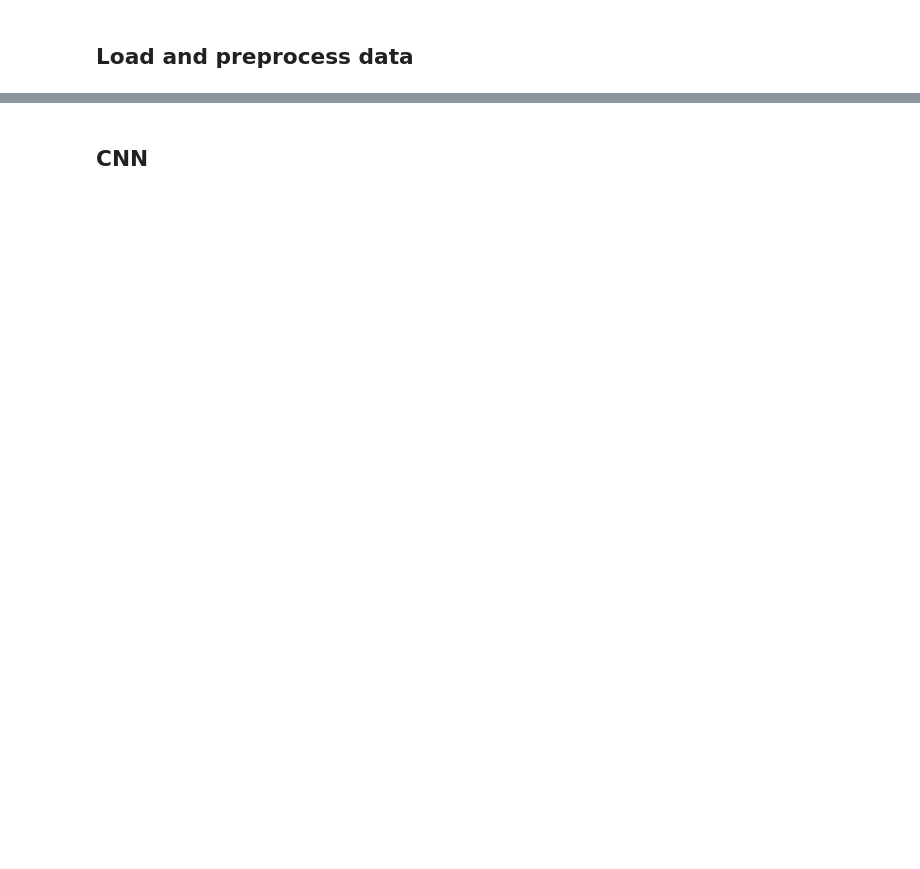
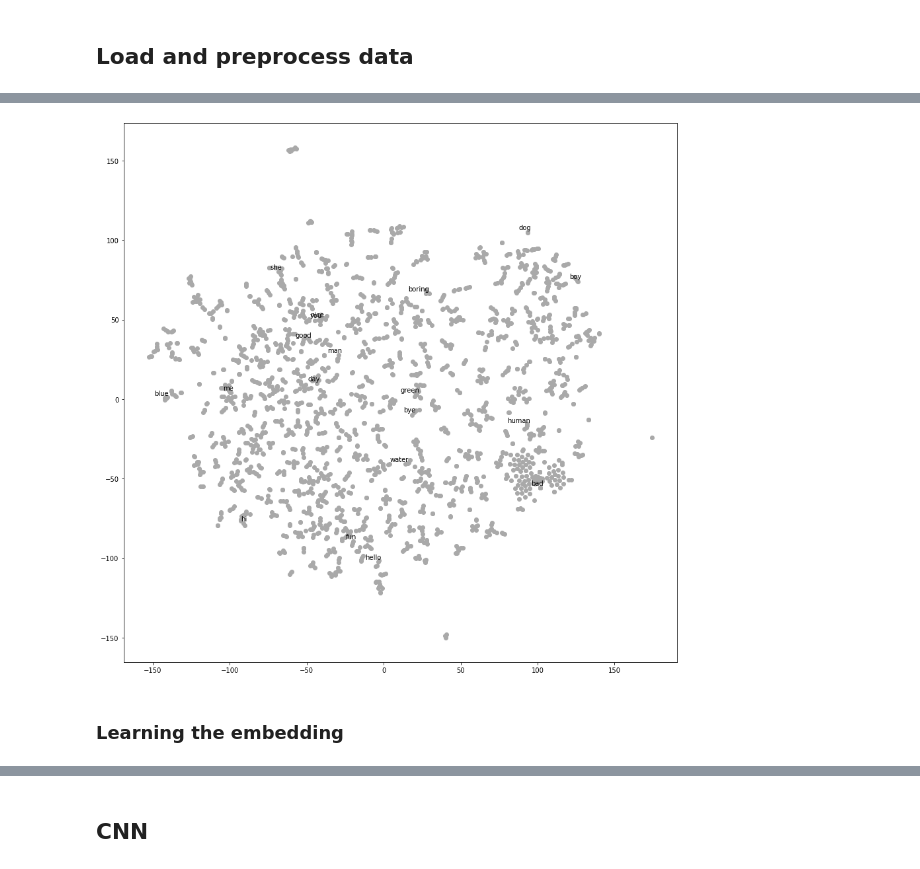
Before and after one commit to pat-alt/neuralNets, a Jupyter notebook: notebook.ipynb, the cells around one changed output, grey strips where cells are left out. Saved outputs shown, nothing was run; the diff lists cells and outputs as text; code cells hidden in the pictures; blank space fills up the shorter version.

```diff
--- a/notebook.ipynb
+++ b/notebook.ipynb
@@ -24,5 +28,8 @@ import pickle
 # %% [markdown]
 ## Load and preprocess data
+# %%
+EMBEDDING_DIM = 50
+MAX_SEQUENCE_LENGTH = 48
 # %%
 # Load data
 dt = pd.read_csv(
@@ -34,0 +58,3 @@ w2v.build_vocab(map(lambda x: x.split(), dt.string), )
+# %%
+texts = list(map(lambda x: preprocess_text(x), dt.text)) # preprocess
+labels = list(dt.labels)
@@ -34,0 +131,10 @@ w2v.build_vocab(map(lambda x: x.split(), dt.string), )
+# %%
+embedding_matrix = np.zeros((len(word_index) + 1, EMBEDDING_DIM))
+no_wv_available = []
+for word, i in word_index.items():
+  embedding_vector = embeddings_index.get(word)
+  if embedding_vector is not None:
+    # words not found in embedding index will be all-zeros.
+    embedding_matrix[i] = embedding_vector
+  else:
+    no_wv_available.append(word)
@@ -34,0 +153,6 @@ w2v.build_vocab(map(lambda x: x.split(), dt.string), )
+# %%
+from matplotlib import pylab
+from sklearn.manifold import TSNE
+tsne = TSNE(perplexity=5, n_components=2, init='pca', n_iter=5000)
+# get the T-SNE manifold
+two_d_embeddings = tsne.fit_transform(embedding_matrix)
@@ -34,0 +169,26 @@ w2v.build_vocab(map(lambda x: x.split(), dt.string), )
+# %%
+suggested_words = ['dog', 'dogs', 'wolf',
+                   'boy','man','woman','human',
+                   'good','fun','nice',
+                   'bad', 'boring', 'day',
+                   'green', 'grass', 'plant',
+                   'blue', 'sky', 'water',
+                   'hello', 'bye', 'hi',
+                   'you','me','she']
+all_words = list(word_index.keys())
+selected_words = [i for i in suggested_words if i in all_words]
+
+pylab.figure(figsize=(15,15))
+# plot all the embeddings and their corresponding words
+for i, label in enumerate(all_words):
+  x, y = two_d_embeddings[i,:]
+  pylab.scatter(x, y, c='darkgray')
+  if label in selected_words:
+    pylab.annotate(label, xy=(x, y), xytext=(5, 2), textcoords='offset points',
+                    ha='right', va='bottom',fontsize=10)
+
+pylab.show()
+# %% [output]
+[figure, added]
+# %% [markdown]
+### Learning the embedding
```
Also changed, not shown: parts of 39 cells of this notebook, 3 other files.
